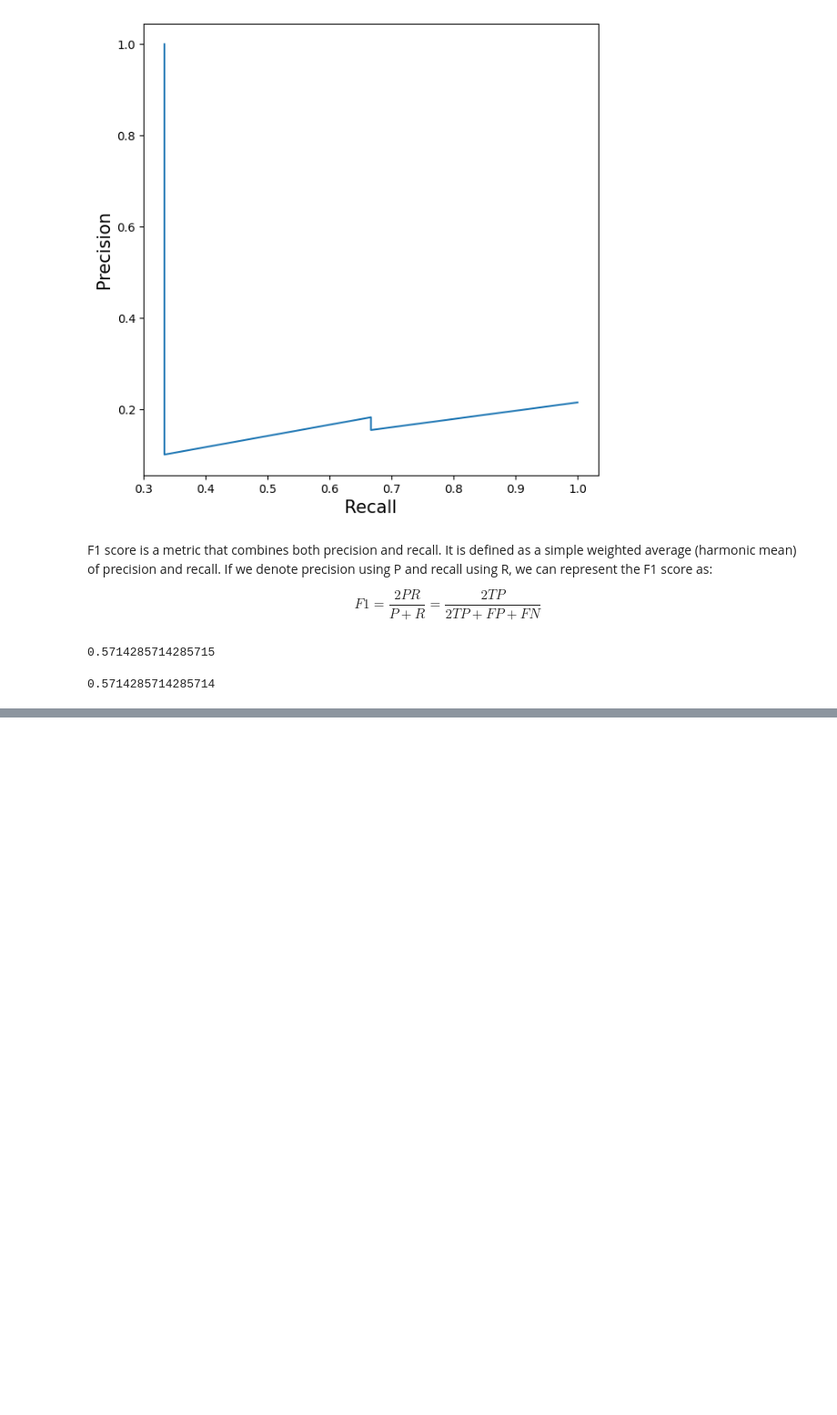
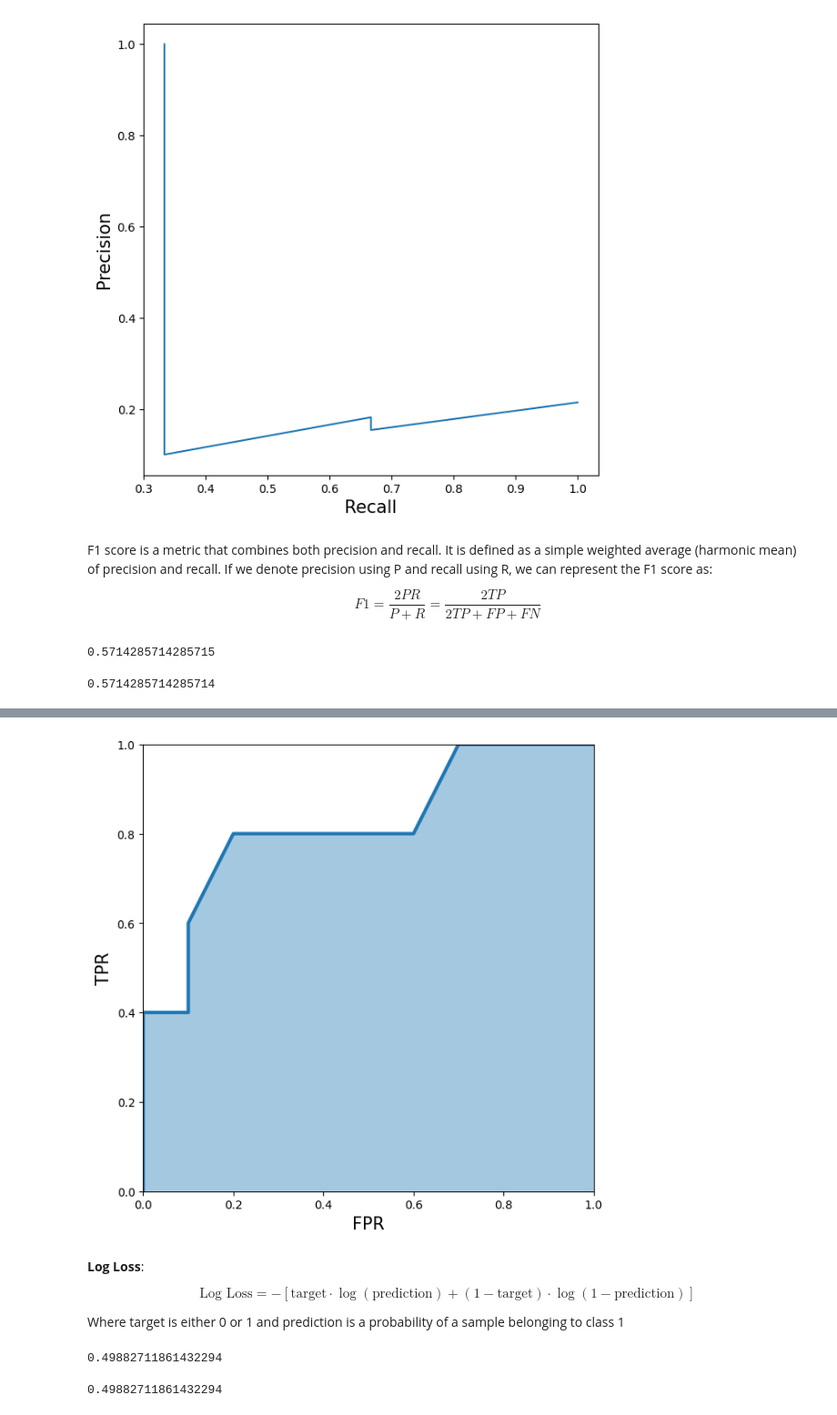
Before and after one commit to SeeWhysimon/ml, a Jupyter notebook: notebooks/Metrics.ipynb, the cells around one changed output, grey strips where cells are left out. Shown: that part at 91% size. Drawn from its saved outputs; the diff is of its cells as text; code cells hidden in the pictures; blank space fills up the shorter version.

```diff
--- a/notebooks/Metrics.ipynb
+++ b/notebooks/Metrics.ipynb
@@ -165,0 +176,3 @@ f1_score(y_true, y_pred)
+# %%
+def tpr(y_true, y_pred):
+    return recall(y_true, y_pred)
@@ -165,0 +187,26 @@ f1_score(y_true, y_pred)
+# %%
+def fpr(y_true, y_pred):
+    fp = false_positive(y_true, y_pred)
+    tn = true_negative(y_true, y_pred)
+    return fp / (tn + fp)
+# %%
+tpr_list = []
+fpr_list = []
+
+y_true = [0, 0, 0, 0, 1,
+          0, 1, 0, 0, 1,
+          0, 1, 0, 0, 1]
+y_pred = [0.1, 0.3, 0.2, 0.6, 0.8,
+          0.05, 0.9, 0.5, 0.3, 0.66,
+          0.3, 0.2, 0.85, 0.15, 0.99]
+thresholds = [0, 0.1, 0.2, 0.3,
+              0.4, 0.5, 0.6, 0.7,
+              0.8, 0.85, 0.9, 0.99,
+              1.0]
+
+for thresh in thresholds:
+    temp_pred = [1 if x >= thresh else 0 for x in y_pred]
+    temp_tpr = tpr(y_true, temp_pred)
+    temp_fpr = fpr(y_true, temp_pred)
+    tpr_list.append(temp_tpr)
+    fpr_list.append(temp_fpr)
@@ -165,0 +252,40 @@ f1_score(y_true, y_pred)
+# %%
+plt.figure(figsize=(7, 7))
+plt.fill_between(fpr_list, tpr_list, alpha=0.4)
+plt.plot(fpr_list, tpr_list, lw=3)
+plt.xlim(0, 1.0)
+plt.ylim(0, 1.0)
+plt.xlabel('FPR', fontsize=15)
+plt.ylabel('TPR', fontsize=15)
+plt.show()
+# %% [output]
+[figure, added]
+# %% [markdown]
+**Log Loss**:
+
+$$
+\text{Log Loss} = -[\text{target} \cdot \log(\text{prediction}) + (1 - \text{target}) \cdot \log(1 - \text{prediction})]
+$$
+
+Where target is either 0 or 1 and prediction is a probability of a sample belonging to class 1
+# %%
+import numpy as np
+
+def log_loss(y_true, y_proba):
+    eps = 1e-12
+    loss = []
+    for yt, yp in zip(y_true, y_proba):
+        # Clip the predicted probabilities to the range [eps, 1-eps] to avoid infinite or invalid values during logarithmic calculations
+        yp = np.clip(yp, eps, 1 - eps)
+        temp_loss = -1.0 * (yt * np.log(yp) + (1 - yt) * np.log(1 - yp))
+        loss.append(temp_loss)
+    return np.mean(loss)
+
+log_loss(y_true, y_pred)
+# %% [output]
+0.49882711861432294
+# %%
+from sklearn.metrics import log_loss
+log_loss(y_true, y_pred)
+# %% [output]
+0.49882711861432294
```
Also changed, not shown: parts of 5 cells of this notebook.
